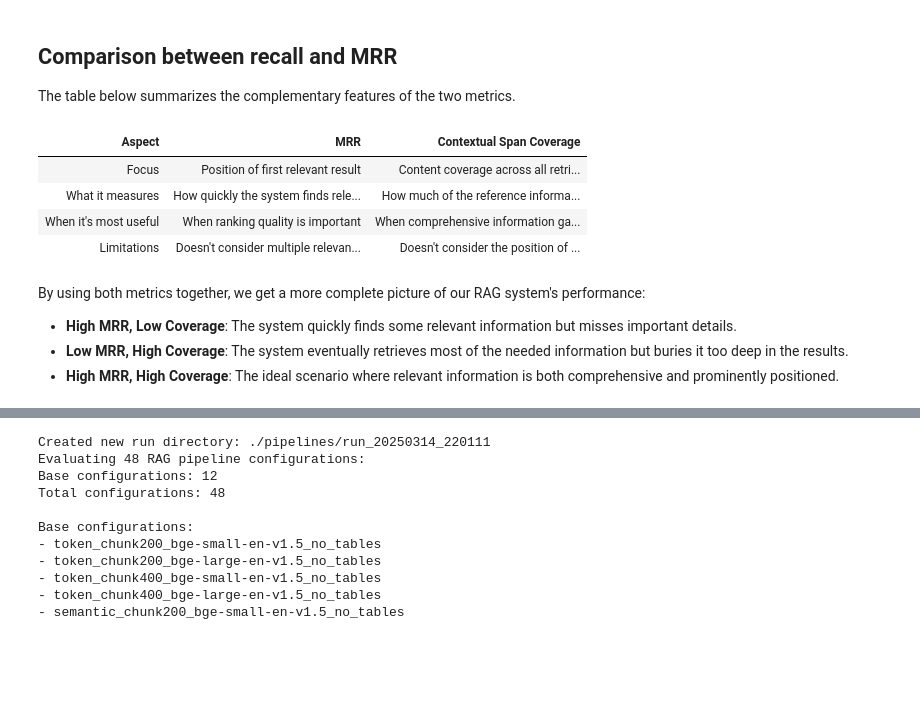
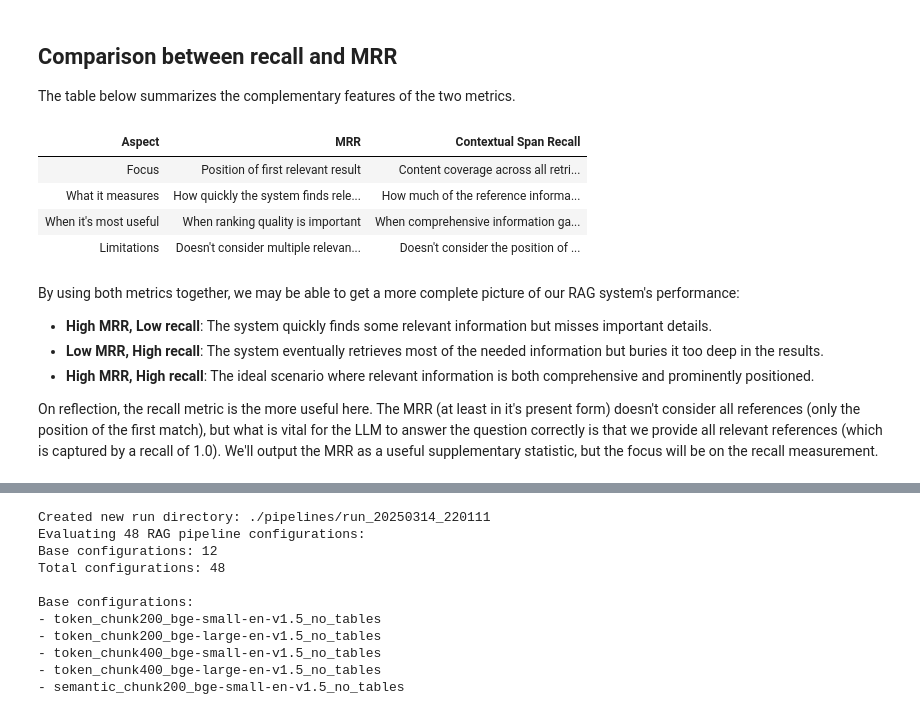
Before and after one commit to robsmith155/maven-enterprise-rag, a Jupyter notebook: 03_rag-pipelines-evaluation.ipynb, the cells around one changed output, grey strips where cells are left out. Cells and saved outputs as stored; diff of their text form; code cells hidden in the pictures; blank space fills up the shorter version.

```diff
--- a/03_rag-pipelines-evaluation.ipynb
+++ b/03_rag-pipelines-evaluation.ipynb
@@ -320,34 +318,38 @@ In this example, the MRR is 0.52, indicating that on average, the first relevant
 ## Comparison between recall and MRR
 The table below summarizes the complementary features of the two metrics.
 # %%
+#| echo: false
+
 # Create comparison table
 comparison_data = {
     'Aspect': ['Focus', 'What it measures', "When it's most useful", 'Limitations'],
     'MRR': [
         'Position of first relevant result',
         'How quickly the system finds relevant information',
         'When ranking quality is important',
         "Doesn't consider multiple relevant documents or partial relevance"
     ],
     'Contextual Span Recall': [
         'Content coverage across all retrieved chunks',
         'How much of the reference information is retrieved',
         'When comprehensive information gathering is important',
-        "Doesn't consider the position of relevant information"
+        "Doesn't consider the position of relevant information and is dependent on the selection of the span threshold"
     ]
 }
 
 df_comparison = pd.DataFrame(comparison_data)
 display(HTML(df_comparison.to_html(index=False, classes='table table-striped table-hover')))
 # %% [output]
-| Aspect | MRR | Contextual Span Coverage |
+| Aspect | MRR | Contextual Span Recall |
 | Focus | Position of first relevant result | Content coverage across all retri... |
 | What it measures | How quickly the system finds rele... | How much of the reference informa... |
 | When it's most useful | When ranking quality is important | When comprehensive information ga... |
 | Limitations | Doesn't consider multiple relevan... | Doesn't consider the position of ... |
 # %% [markdown]
-By using both metrics together, we get a more complete picture of our RAG system's performance:
+By using both metrics together, we may be able to get a more complete picture of our RAG system's performance:
 
-* **High MRR, Low Coverage**: The system quickly finds some relevant information but misses important details.
-* **Low MRR, High Coverage**: The system eventually retrieves most of the needed information but buries it too deep in the results.
-* **High MRR, High Coverage**: The ideal scenario where relevant information is both comprehensive and prominently positioned.
+* **High MRR, Low recall**: The system quickly finds some relevant information but misses important details.
+* **Low MRR, High recall**: The system eventually retrieves most of the needed information but buries it too deep in the results.
+* **High MRR, High recall**: The ideal scenario where relevant information is both comprehensive and prominently positioned.
+
+On reflection, the recall metric is the more useful here. The MRR (at least in it's present form) doesn't consider all references (only the position of the first match), but what is vital for the LLM to answer the question correctly is that we provide all relevant references (which is captured by a recall of 1.0). We'll output the MRR as a useful supplementary statistic, but the focus will be on the recall measurement.
```
Also changed, not shown: parts of 20 cells of this notebook.
